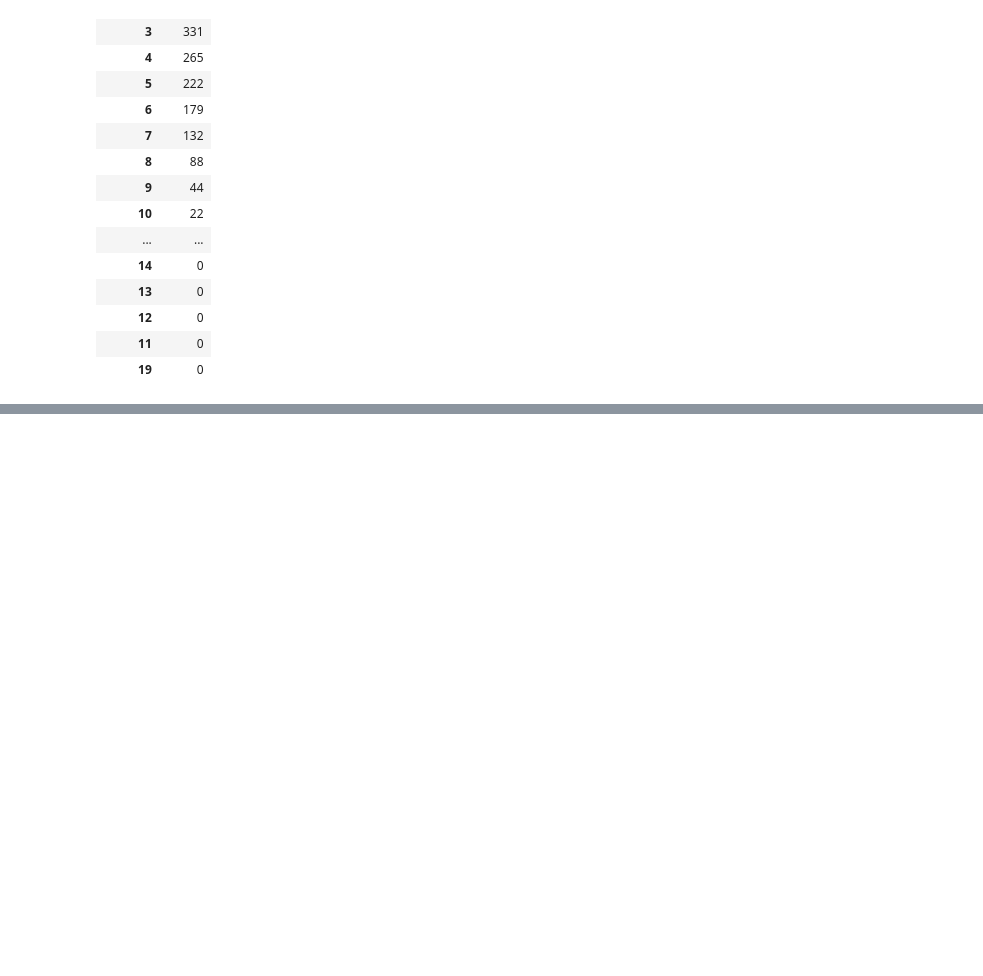
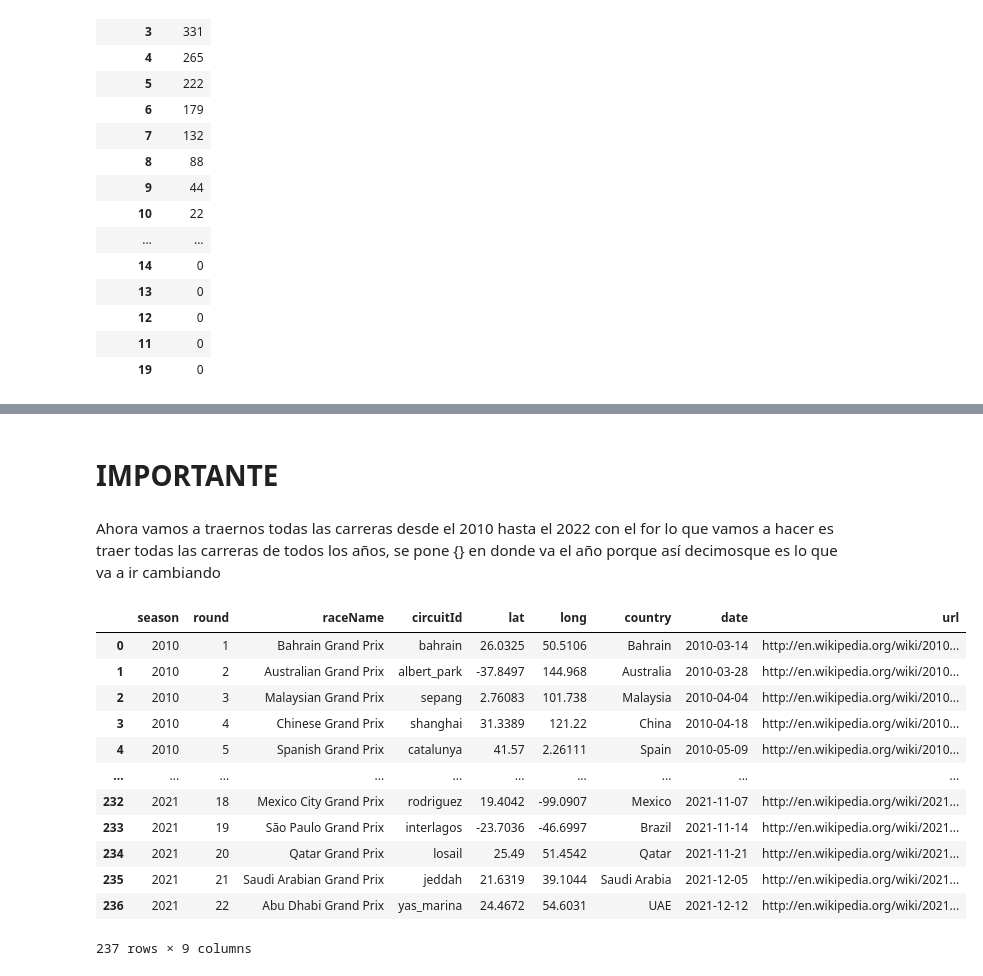
Before and after one commit to ItzuaZamora/formula-1-data, a Jupyter notebook: f1-analisis.ipynb, the cells around one changed output, grey strips where cells are left out. Saved outputs shown, nothing was run; the diff lists cells and outputs as text; code cells hidden in the pictures; blank space fills up the shorter version.

Commit message:
Dta frame de tabla races

```diff
--- a/f1-analisis.ipynb
+++ b/f1-analisis.ipynb
@@ -64,0 +153,50 @@ AttributeError: 'Series' object has no attribute 'value'
+# %%
+races = {"season":[],
+        "round":[],
+        "raceName" : [],
+        "circuitId":[],
+        "lat":[],
+        "long": [],
+        "country":[],
+        "date": [],
+        "url" : []}
+# %% [markdown]
+# IMPORTANTE
+# %% [markdown]
+Ahora vamos a traernos todas las carreras desde el 2010 hasta el 2022
+con el for lo que vamos a hacer es traer todas las carreras de todos los años, se pone {} en donde va el año porque así decimosque es lo que va a ir cambiando
+# %%
+for year in list(range(2010,2022)):
+    url = "http://ergast.com/api/f1/{}.json"
+    response = requests.get(url.format(year))
+    content=json.loads(response.content)
+
+    #Ahora vamos a crear otro for para que por cada carrera que nos va a traer el de arriba tomemos los datos
+
+    for item in content['MRData']['RaceTable']['Races']:#Es decir por cada elemento que coforma esta lista que se muestra arriba
+
+        races["season"].append(int(item["season"])) #Es decir vamos ir de uno en uno  te mostrara un diccionario  de ahí vamos a tomar el "season" en cada año pero tomandolo como entero para ocuparlo después
+        races["round"].append(int(item["round"]))
+        races["raceName"].append(item["raceName"])
+        races["circuitId"].append(item["Circuit"]["circuitId"])
+        races["lat"].append(item["Circuit"]["Location"]["lat"])
+        races["long"].append(item["Circuit"]["Location"]["long"])
+        races["country"].append(item["Circuit"]["Location"]["country"])
+        races["date"].append(item["date"])
+        races["url"].append(item["url"])
+# %%
+pd.DataFrame(races)
+# %% [output]
+|  | season | round | raceName | circuitId | lat | long | country | date | url |
+| 0 | 2010 | 1 | Bahrain Grand Prix | bahrain | 26.0325 | 50.5106 | Bahrain | 2010-03-14 | http://en.wikipedia.org/wiki/2010... |
+| 1 | 2010 | 2 | Australian Grand Prix | albert_park | -37.8497 | 144.968 | Australia | 2010-03-28 | http://en.wikipedia.org/wiki/2010... |
+| 2 | 2010 | 3 | Malaysian Grand Prix | sepang | 2.76083 | 101.738 | Malaysia | 2010-04-04 | http://en.wikipedia.org/wiki/2010... |
+| 3 | 2010 | 4 | Chinese Grand Prix | shanghai | 31.3389 | 121.22 | China | 2010-04-18 | http://en.wikipedia.org/wiki/2010... |
+| 4 | 2010 | 5 | Spanish Grand Prix | catalunya | 41.57 | 2.26111 | Spain | 2010-05-09 | http://en.wikipedia.org/wiki/2010... |
+| ... | ... | ... | ... | ... | ... | ... | ... | ... | ... |
+| 232 | 2021 | 18 | Mexico City Grand Prix | rodriguez | 19.4042 | -99.0907 | Mexico | 2021-11-07 | http://en.wikipedia.org/wiki/2021... |
+| 233 | 2021 | 19 | São Paulo Grand Prix | interlagos | -23.7036 | -46.6997 | Brazil | 2021-11-14 | http://en.wikipedia.org/wiki/2021... |
+| 234 | 2021 | 20 | Qatar Grand Prix | losail | 25.49 | 51.4542 | Qatar | 2021-11-21 | http://en.wikipedia.org/wiki/2021... |
+| 235 | 2021 | 21 | Saudi Arabian Grand Prix | jeddah | 21.6319 | 39.1044 | Saudi Arabia | 2021-12-05 | http://en.wikipedia.org/wiki/2021... |
+| 236 | 2021 | 22 | Abu Dhabi Grand Prix | yas_marina | 24.4672 | 54.6031 | UAE | 2021-12-12 | http://en.wikipedia.org/wiki/2021... |
+237 rows × 9 columns
```
Also changed, not shown: parts of 12 cells of this notebook.
